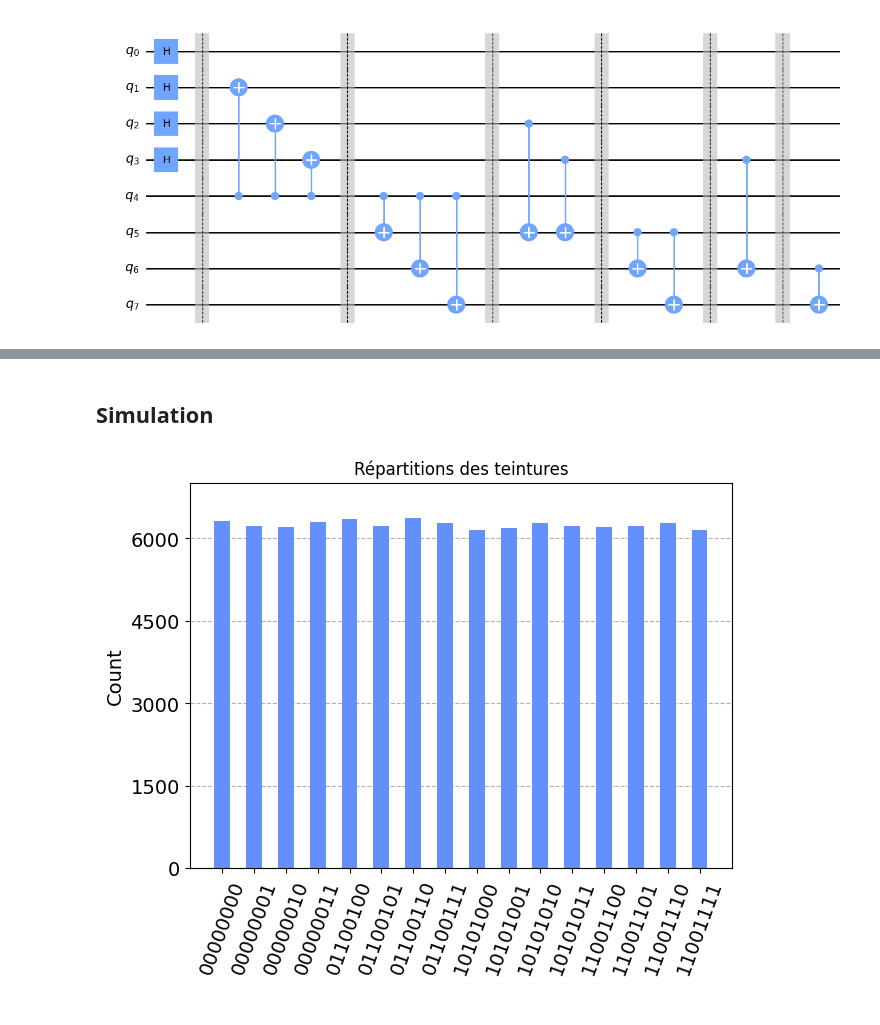
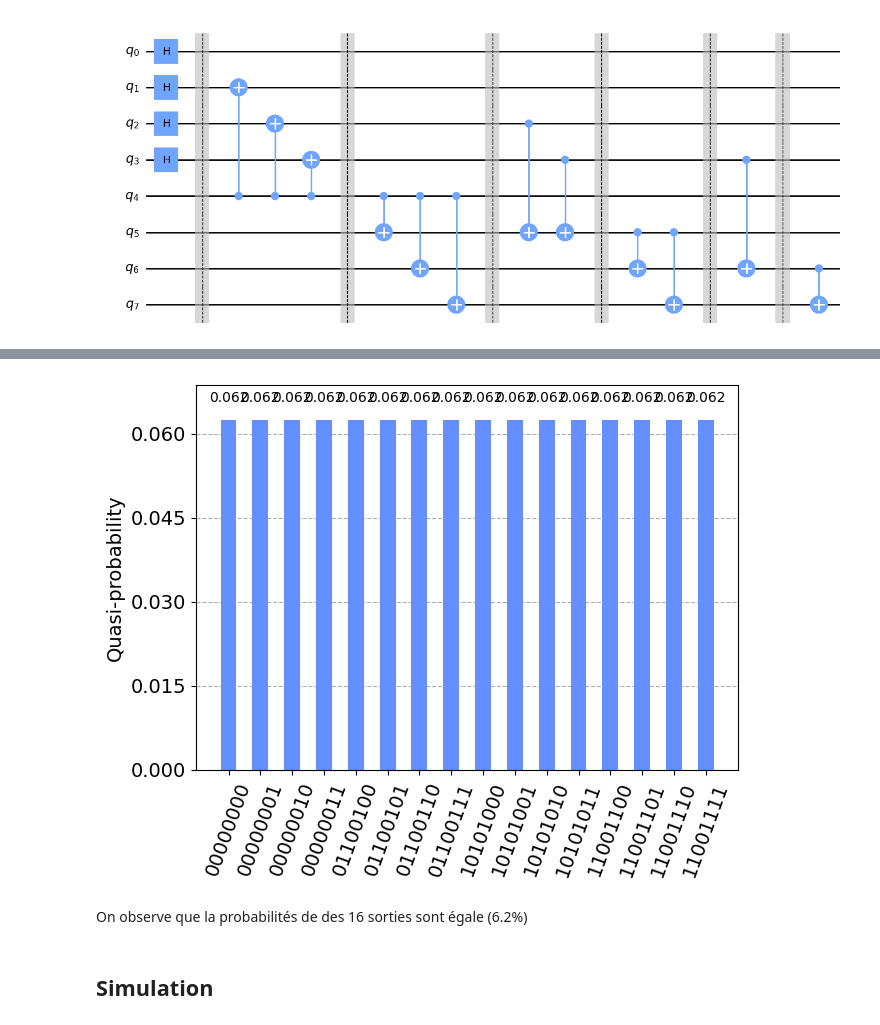
Before and after one commit to Florent-COMPAGNONI/quantum, a Jupyter notebook: les_quatre_chevelures.ipynb, the cells around one changed output, grey strips where cells are left out. Cells and saved outputs as stored; diff of their text form; code cells hidden in the pictures.

```diff
--- a/les_quatre_chevelures.ipynb
+++ b/les_quatre_chevelures.ipynb
@@ -97,10 +105,14 @@ circ.measure_all()
+# %%
+plot_histogram(statevector_counts)
+# %% [output]
+[figure, added]
+# %% [markdown]
+On observe que la probabilités de des 16 sorties sont égale (6.2%)
 # %% [markdown]
 ## Simulation
 # %%
+circ.measure_all()
 simulator: AerSimulator = Aer.get_backend('aer_simulator')
 circ = transpile(circ, simulator)
 result = simulator.run(circ, shots=100_000).result()
 counts = result.get_counts(circ)
-plot_histogram(counts, title='Répartitions des teintures', bar_labels=False)
-# %% [output]
-[figure, removed]
```
Also changed, not shown: parts of 8 cells of this notebook, 1 other file.
